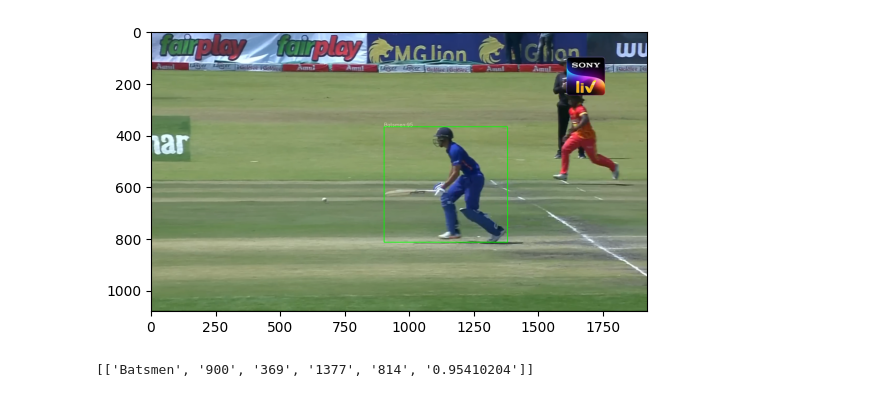
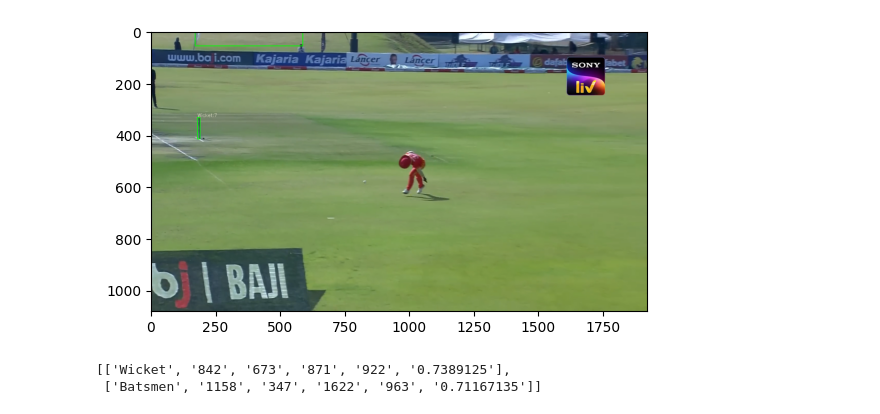
Before and after one commit to OsuraSenitha/third-umpire-decision-automation, a Jupyter notebook: backend/experiments/sandboxes/infer-objects-detect-onnx.ipynb, the cells around one changed output. Cells and saved outputs as stored; diff of their text form; code cells hidden in the pictures.

```diff
--- a/backend/experiments/sandboxes/infer-objects-detect-onnx.ipynb
+++ b/backend/experiments/sandboxes/infer-objects-detect-onnx.ipynb
@@ -7,15 +7,17 @@ sys.path.append(parent_dir)
 
 from src.infer.object_detect import ObjectDetectModel
 # %%
-onnx_path = "../../training-jobs/detect/object-detect-dataset-1/weights/best.onnx"
-img_path = "../data/Cricket-Semantic-Segmentation/object-detect/images/train/2022-08-24 (118).png"
+onnx_path = "../../training-jobs/detect/cricket-object-detect17/weights/best.onnx"
+img_path = "../data/Cricket-Semantic-Segmentation[Native]/images/2022-08-24 (14).png"
 
 model = ObjectDetectModel(onnx_path)
+# output = model(img_path, 0.3)
 output = model(img_path)
 output.show_image()
 # %% [output]
-[figure, old version]
+[figure, new version]
 # %%
 output.tolist()
 # %% [output]
-[['Batsmen', '900', '369', '1377', '814', '0.95410204']]
+[['Wicket', '842', '673', '871', '922', '0.7389125'],
+ ['Batsmen', '1158', '347', '1622', '963', '0.71167135']]
```
Also changed, not shown: 4 other files.
